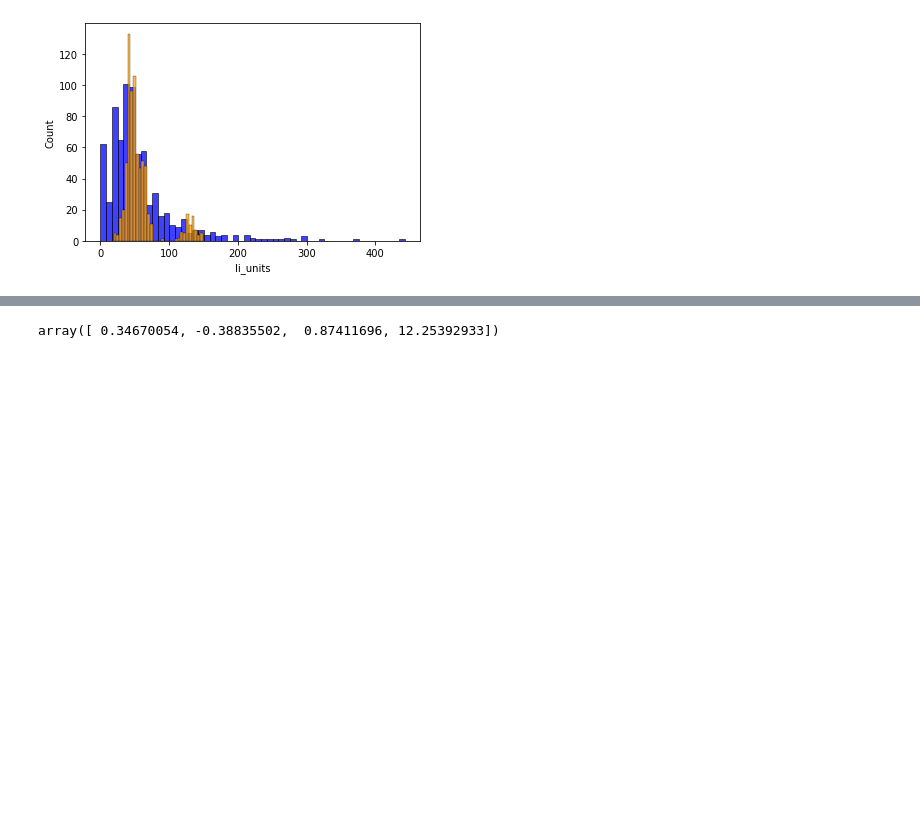
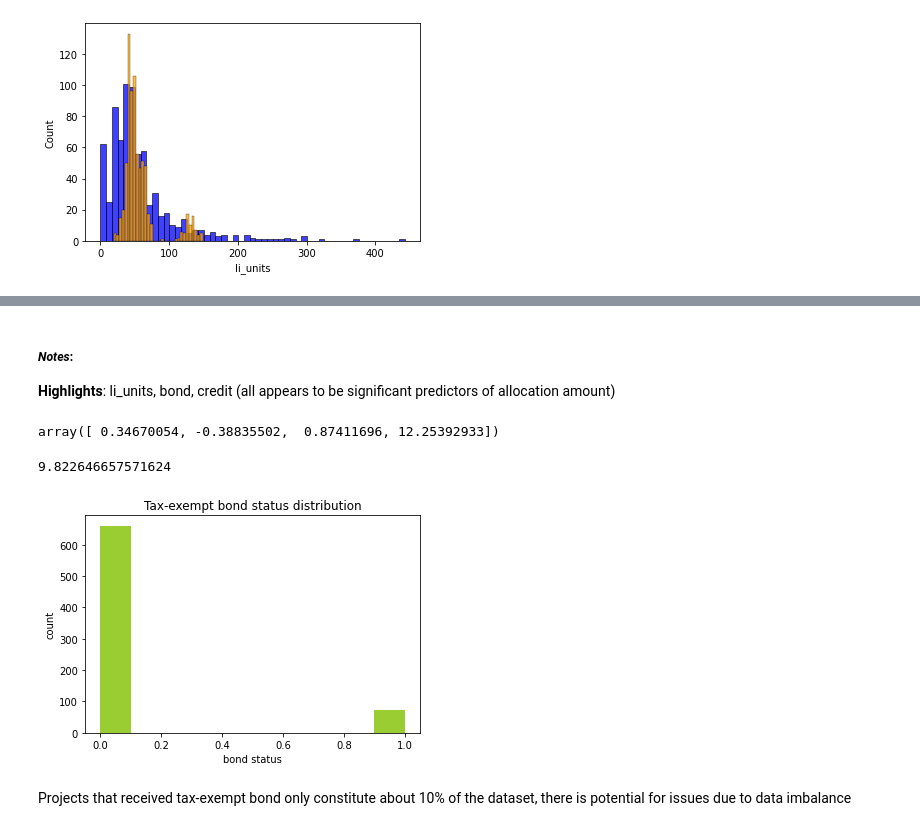
Before and after one commit to pndang/ULI-UCSD-H2H, a Jupyter notebook: LIHTC_analysis/clustering-analysis.ipynb, the cells around one changed output, grey strips where cells are left out. Drawn from its saved outputs; the diff is of its cells as text; code cells hidden in the pictures; blank space fills up the shorter version.

```diff
--- a/LIHTC_analysis/clustering-analysis.ipynb
+++ b/LIHTC_analysis/clustering-analysis.ipynb
@@ -510,7 +546,26 @@ Covariance Type:            nonrobust
 
 Notes:
 [1] Standard Errors assume that the covariance matrix of the errors is correctly specified.
-# %%
-ws1
-# %% [output]
-array([ 0.34670054, -0.38835502,  0.87411696, 12.25392933])
+# %% [markdown]
+##### *Notes*:
+
+**Highlights**: li_units, bond, credit (all appears to be significant predictors of allocation amount)
+# %%
+# sanity check
+ws1
+# %% [output]
+array([ 0.34670054, -0.38835502,  0.87411696, 12.25392933])
+# %%
+# Predicting bond and credit statuses
+
+plt.hist(df['bond'], color='yellowgreen')
+plt.title('Tax-exempt bond status distribution')
+plt.xlabel('bond status')
+plt.ylabel('count');
+
+print((df[df['bond'] == 1].shape[0] / df.shape[0])*100)
+# %% [output]
+9.822646657571624
+[figure, added]
+# %% [markdown]
+Projects that received tax-exempt bond only constitute about 10% of the dataset, there is potential for issues due to data imbalance
```
Also changed, not shown: parts of 28 cells of this notebook.
